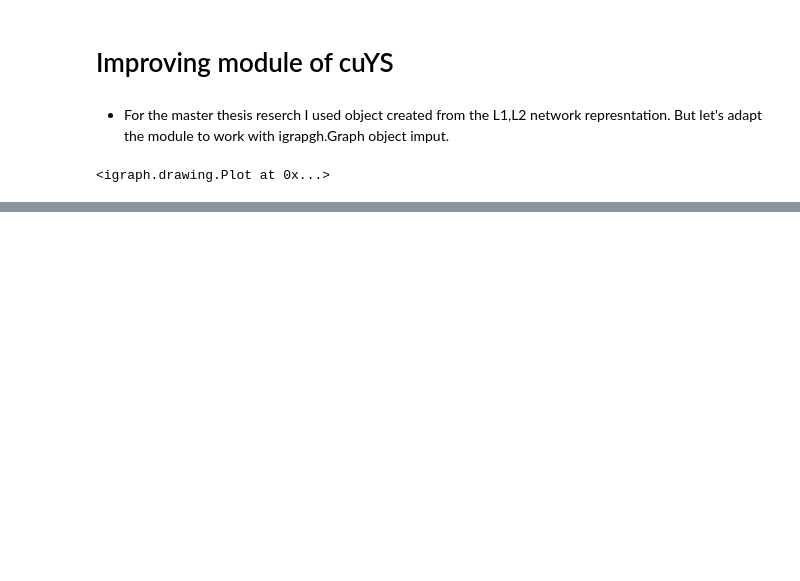
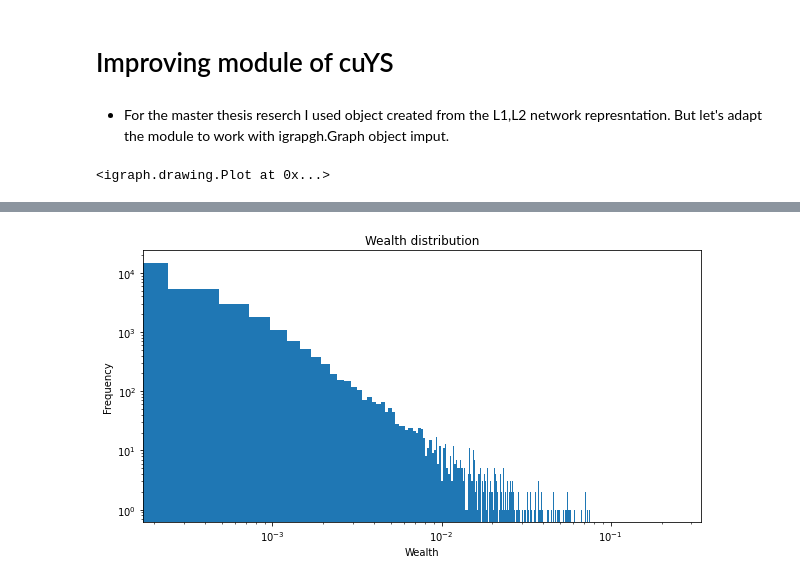
Before and after one commit to Qsanti/cuTradeNet, a Jupyter notebook: TestModules.ipynb, the cells around one changed output, grey strips where cells are left out. Saved outputs shown, nothing was run; the diff lists cells and outputs as text; code cells hidden in the pictures; blank space fills up the shorter version.

```diff
--- a/TestModules.ipynb
+++ b/TestModules.ipynb
@@ -16,0 +37,12 @@ ig.plot(g,vertex_size=3,bbox=(0,0,300,300))
+# %%
+
+fig,ax=plt.subplots(1,1,figsize=(10,5))
+ax.hist(S.getWealths(),bins=1000)
+ax.set_xlabel('Wealth')
+ax.set_ylabel('Frequency')
+ax.set_title('Wealth distribution')
+#loglog scale
+ax.set_yscale('log')
+ax.set_xscale('log')
+# %% [output]
+[figure, added]
```
Also changed, not shown: parts of 16 cells of this notebook, 3 other files.
